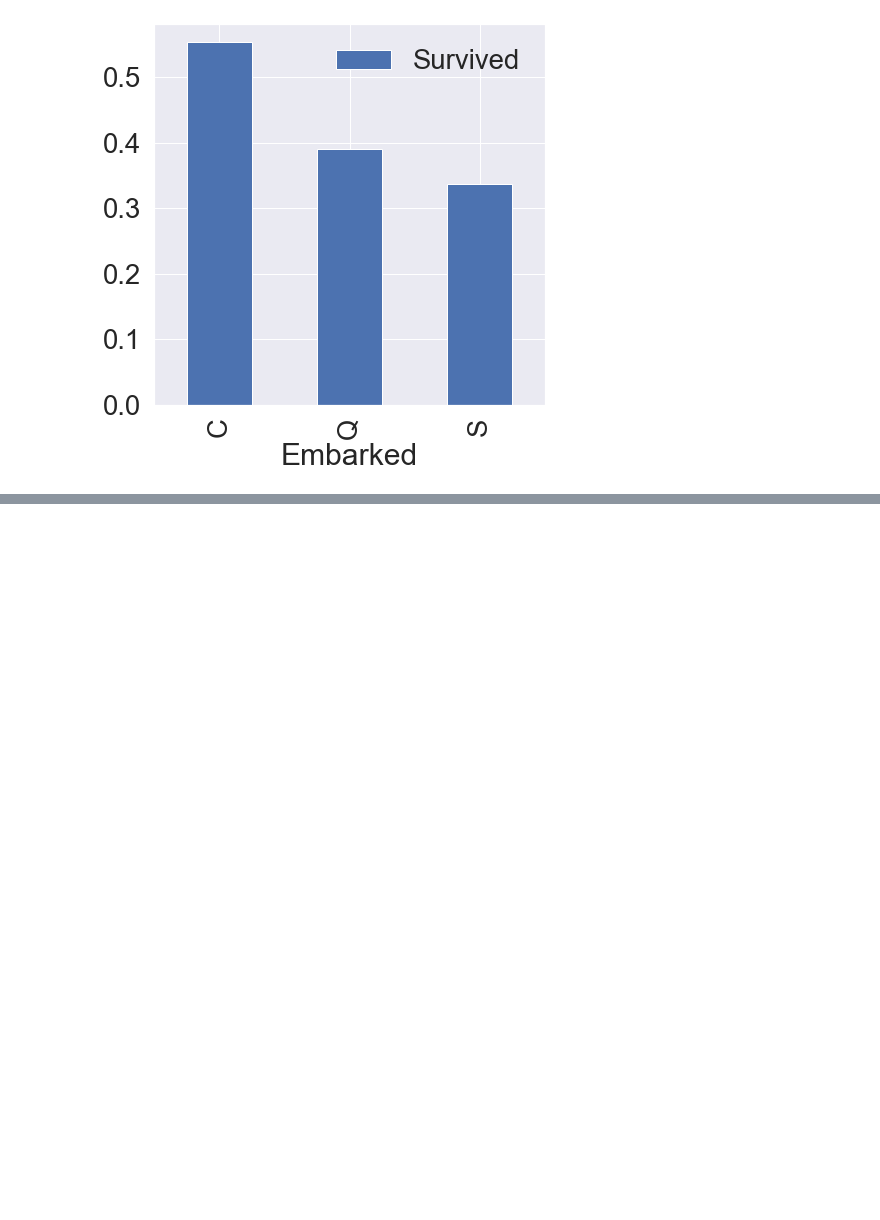
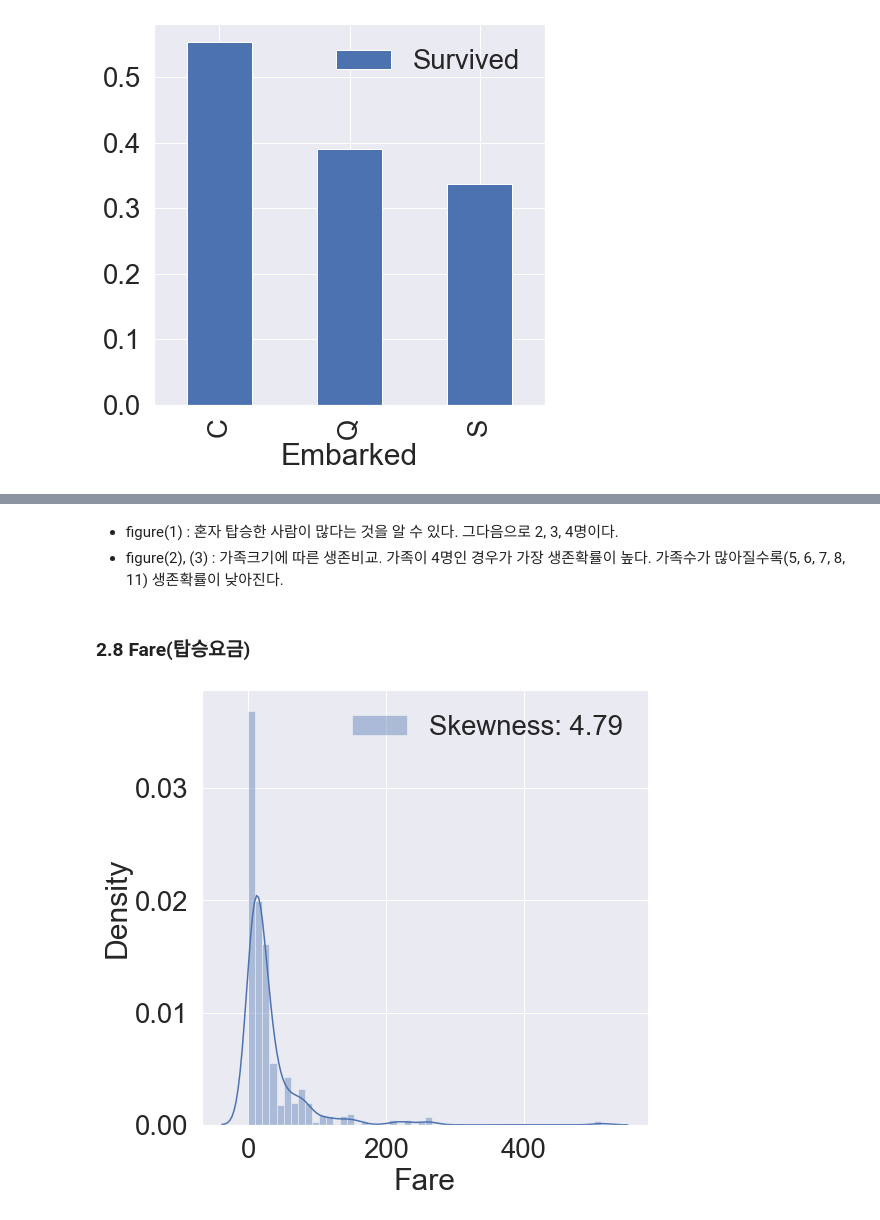
Before and after one commit to wizdom-js/data_analysis, a Jupyter notebook: Kaggle_titanic/with_kaggle_youhanlee.ipynb, the cells around one changed output, grey strips where cells are left out. Saved outputs shown, nothing was run; the diff lists cells and outputs as text; code cells hidden in the pictures; blank space fills up the shorter version.

```diff
--- a/Kaggle_titanic/with_kaggle_youhanlee.ipynb
+++ b/Kaggle_titanic/with_kaggle_youhanlee.ipynb
@@ -447,0 +504,17 @@ df_train[['Embarked', 'Survived']].groupby(['Embarked'], as_index=True).mean().s
+# %% [markdown]
+- figure(1) : 혼자 탑승한 사람이 많다는 것을 알 수 있다. 그다음으로 2, 3, 4명이다.
+- figure(2), (3) : 가족크기에 따른 생존비교. 가족이 4명인 경우가 가장 생존확률이 높다. 가족수가 많아질수록(5, 6, 7, 8, 11) 생존확률이 낮아진다.
+# %% [markdown]
+### 2.8 Fare(탑승요금)
+# %%
+# continuos feautre 이다.
+fig, ax = plt.subplots(1,1, figsize=(8, 8))
+# displot : 시리즈에 distplot 받으면 히스토그램 그려준다.
+# Skewness: 왜도 : 얼마나 히스토그램이 얼마나 쏠렸냐, 얼마나 비대칭이냐 알아보는 것.
+    # 좌측으로 치우쳤으니 양수로 나옴 (0이면 정규분포)
+g = sns.distplot(df_train['Fare'], color='b', label='Skewness: {:.2f}'.format(df_train['Fare'].skew(), ax=ax))
+g = g.legend(loc='best')
+# g -> matplot 라이브러리
+# g를 반납한다는 것은 그림 객체를 넘겨줬다는 것. 거기에 레전드를 단거임 !
+# %% [output]
+[figure, added]
```
Also changed, not shown: parts of 14 cells of this notebook.
